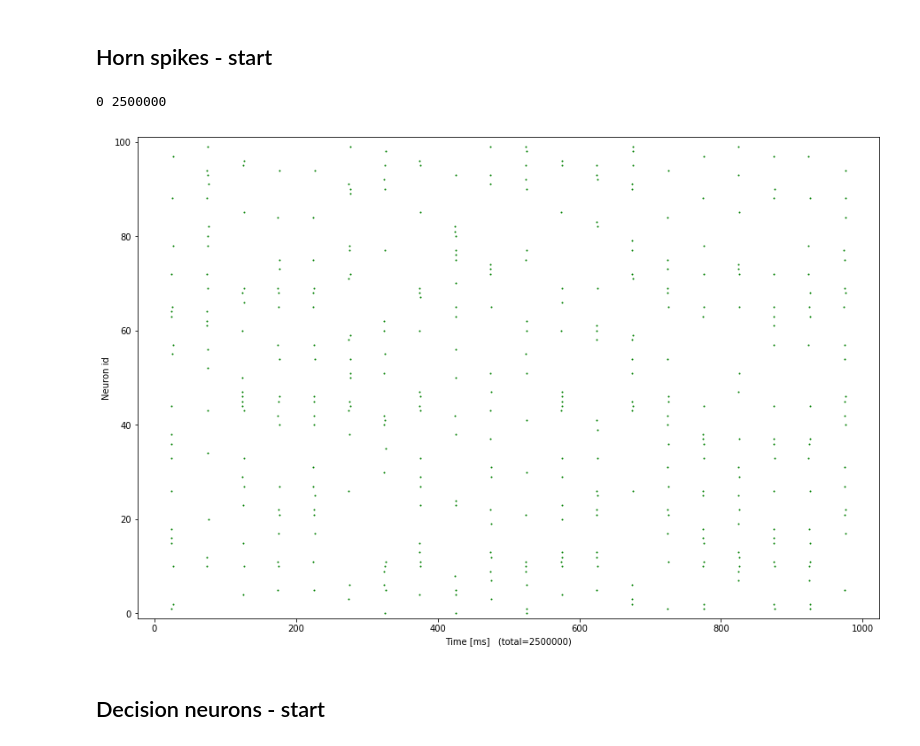
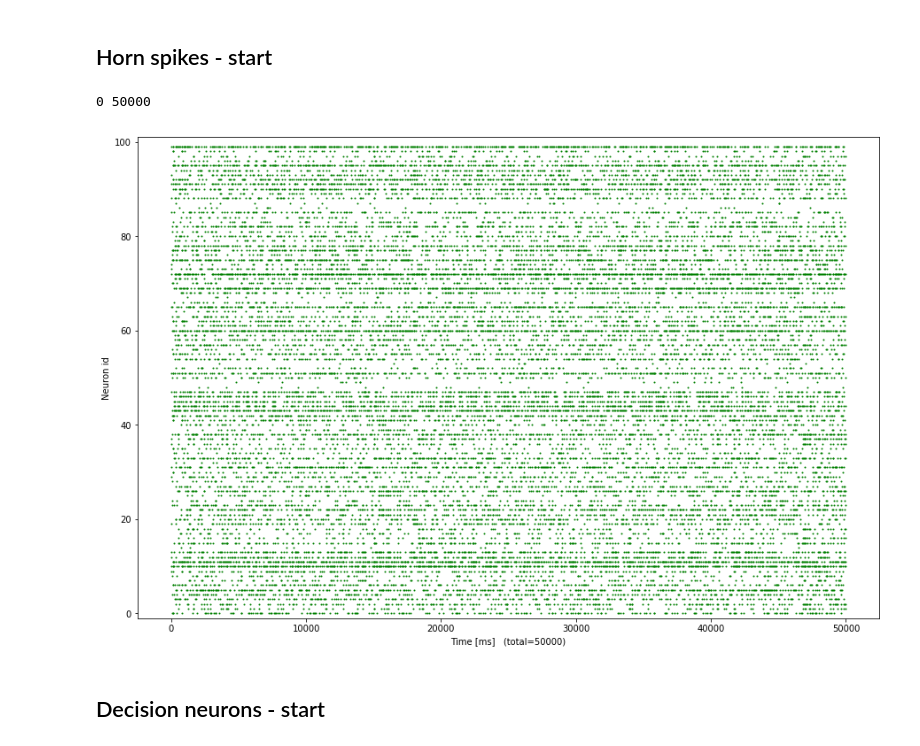
Before and after one commit to chanokin/brainscales-recognition, a Jupyter notebook: codebase/mushroom_body/analyze_mbody_results.ipynb, the cells around one changed output. Saved outputs shown, nothing was run; the diff lists cells and outputs as text; code cells hidden in the pictures.

```diff
--- a/codebase/mushroom_body/analyze_mbody_results.ipynb
+++ b/codebase/mushroom_body/analyze_mbody_results.ipynb
@@ -305,21 +360,22 @@ Horn spikes - start
 # %%
 # start_t = int(total_t*0.999)
 start_t = 0
 end_t = 1000
+end_t = total_t
 print(start_t, total_t)
 fig = plt.figure(figsize=(15, 10))
 ax = plt.subplot(1, 1, 1)
 plot_in_range(fig, ax, in_spikes,  start_t=start_t, end_t=end_t, markersize=4, color='green')
 plot_in_range(fig, ax, h_spikes,  start_t=start_t, end_t=end_t, markersize=10, color='red')
 
 ax.set_ylabel('Neuron id')
-ax.set_xlabel('Time [ms]   (total={})'.format(total_t - start_t))
-ax.set_ylim(-1, 101)
+ax.set_xlabel('Time [ms]   (total={})'.format(end_t - start_t))
+ax.set_ylim(-1, args.nAL + 1)
 
 plt.show()
 # %% [output]
-0 2500000
+0 50000
-[figure, old version]
+[figure, new version]
 # %% [markdown]
 Decision neurons - start
 ---
```
Also changed, not shown: parts of 23 cells of this notebook, 26 other files.
